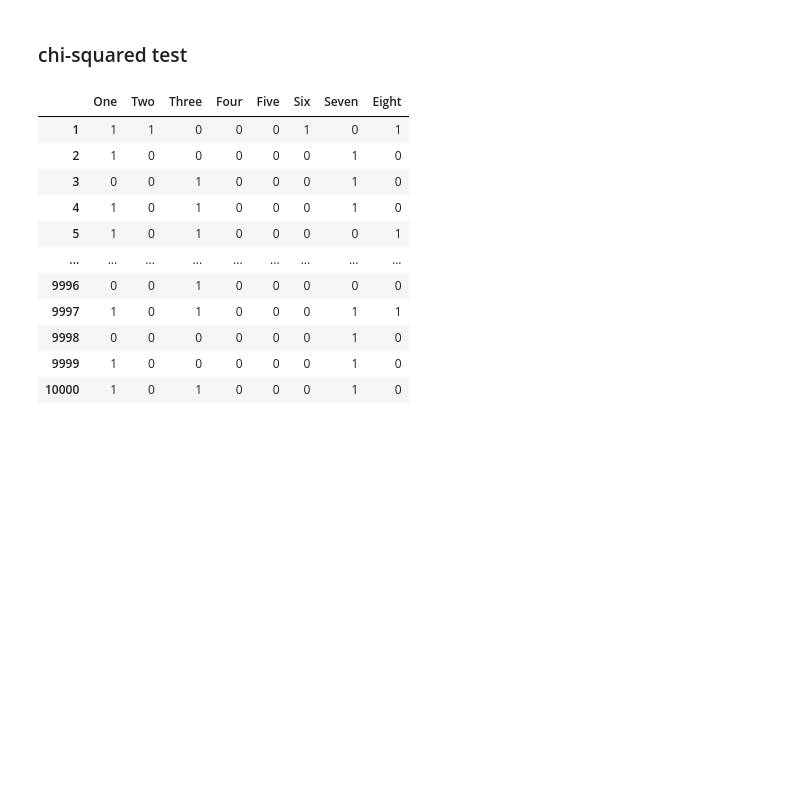
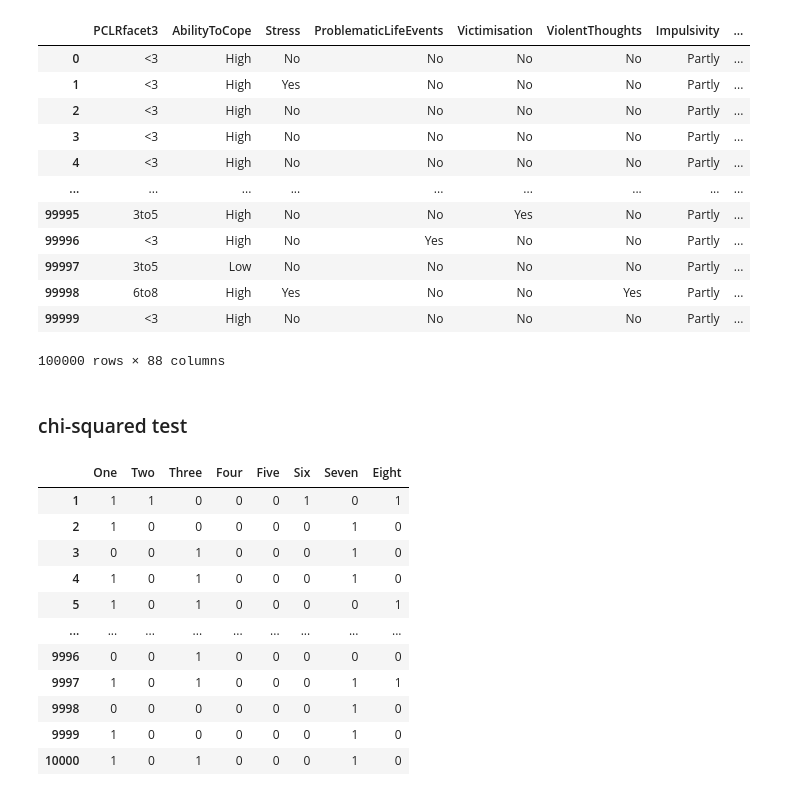
Before and after one commit to Elicit3495/ML_FYP, a Jupyter notebook: conditional.ipynb, the cells around one changed output. Cells and saved outputs as stored; diff of their text form; code cells hidden in the pictures; blank space fills up the shorter version.

```diff
--- a/conditional.ipynb
+++ b/conditional.ipynb
@@ -23,4 +24,20 @@ df_alarm100 = csv_format_discrete(r"C:\Users\User\Documents\GitHub\ML_FYP\datase
 # df_large = csv_format_discrete(r"")
+# %%
+df_large
+# %% [output]
+|  | PCLRfacet3 | AbilityToCope | Stress | ProblematicLifeEvents | Victimisation | ViolentThoughts | Impulsivity | ... |
+| 0 | <3 | High | No | No | No | No | Partly | ... |
+| 1 | <3 | High | Yes | No | No | No | Partly | ... |
+| 2 | <3 | High | No | No | No | No | Partly | ... |
+| 3 | <3 | High | No | No | No | No | Partly | ... |
+| 4 | <3 | High | No | No | No | No | Partly | ... |
+| ... | ... | ... | ... | ... | ... | ... | ... | ... |
+| 99995 | 3to5 | High | No | No | Yes | No | Partly | ... |
+| 99996 | <3 | High | No | Yes | No | No | Partly | ... |
+| 99997 | 3to5 | Low | No | No | No | No | Partly | ... |
+| 99998 | 6to8 | High | Yes | No | No | Yes | Partly | ... |
+| 99999 | <3 | High | No | No | No | No | Partly | ... |
+100000 rows × 88 columns
 # %% [markdown]
 ### chi-squared test
 # %%
```
Also changed, not shown: parts of 6 cells of this notebook, 2 other files.
